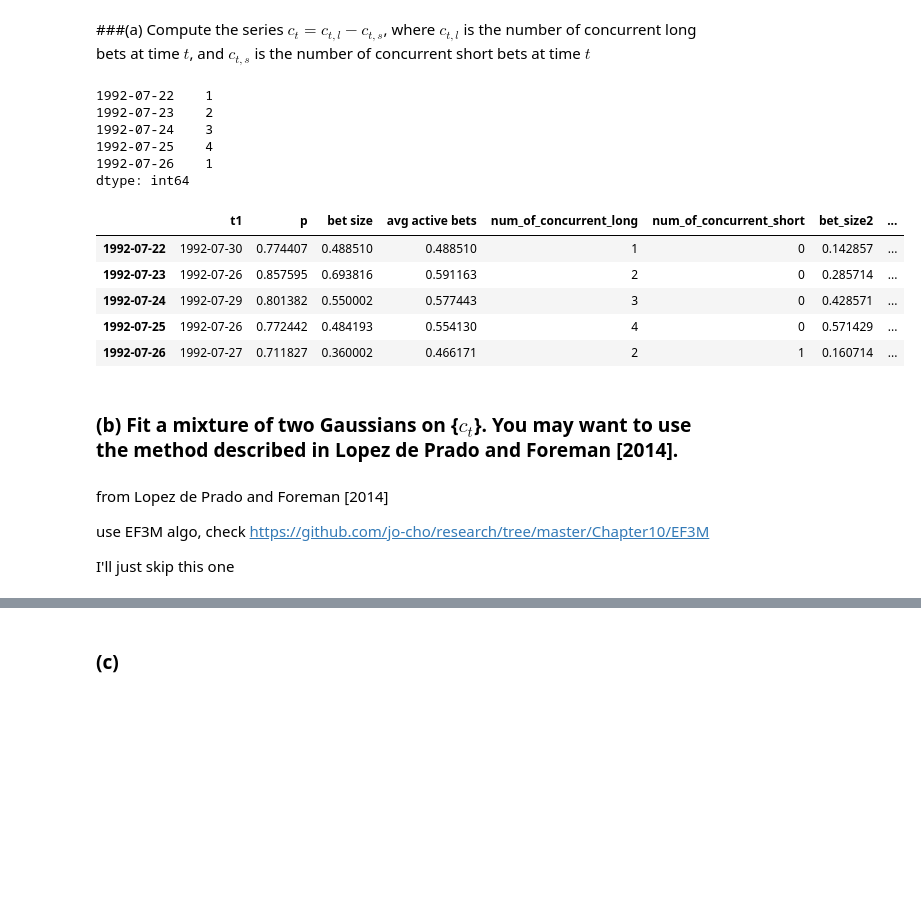
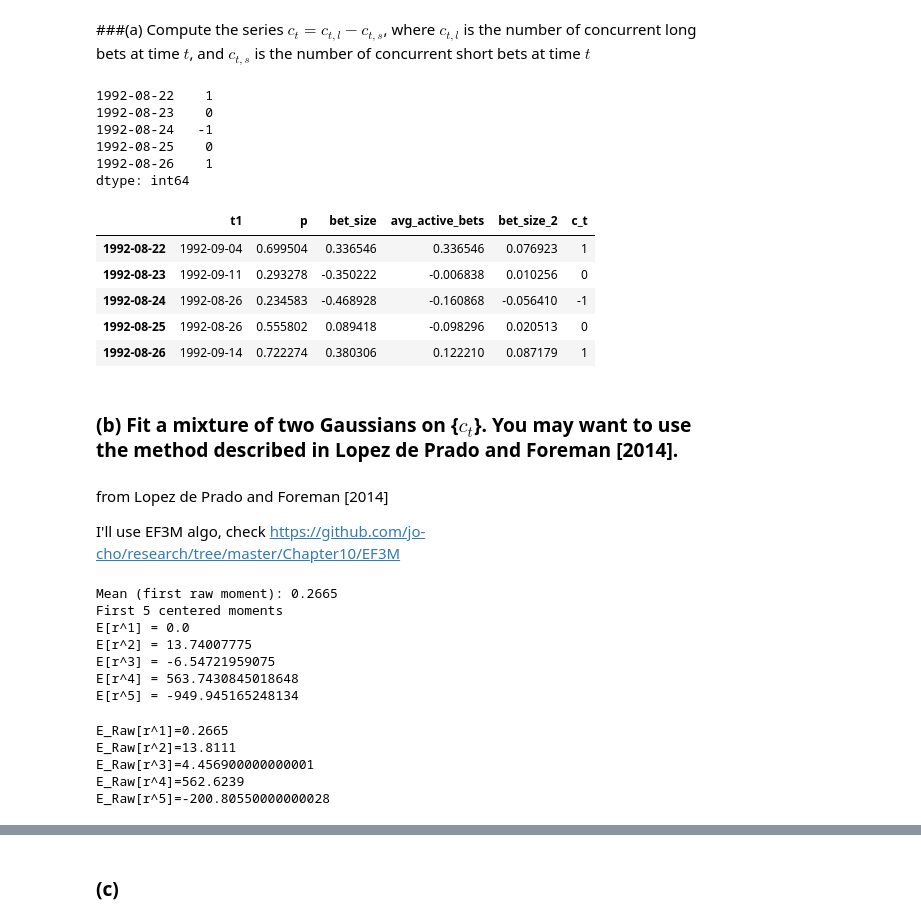
Before and after one commit to jo-cho/advances_in_financial_machine_learning, a Jupyter notebook: Chapter_10.ipynb, the cells around one changed output, grey strips where cells are left out. Saved outputs shown, nothing was run; the diff lists cells and outputs as text; code cells hidden in the pictures; blank space fills up the shorter version.

```diff
--- a/Chapter_10.ipynb
+++ b/Chapter_10.ipynb
@@ -363,10 +363,10 @@ len(active_short)
 # %% [markdown]
 ### (b) Determine the maximum number of concurrent short bets, $c_s$
 # %%
-active_short = pd.Series()
+c_s = pd.Series()
 
-for idx in df_events2.index:
-    # short bets are defined as having a prediction probability less than 0.75
-    df_short_active_idx = set(df_events2[(df_events2.index<=idx) & (df_events2.t1>idx) & (df_events2.p<0.75)].index)
-    active_short[idx] = len(df_short_active_idx)
+for idx in df_events_3.index:
+    # short bets are defined as having a prediction probability less than 0.5
+    df_short_active_idx = set(df_events_3[(df_events_3.index<=idx) & (df_events_3.t1>idx) & (df_events_3.p<0.5)].index)
+    c_s[idx] = len(df_short_active_idx)
 # %%
@@ -418,0 +384,3 @@ df_events2
+# %%
+bet_size_2 = c_l/c_l.max() - c_s/c_s.max()
+bet_size_2.head()
@@ -418,0 +394,5 @@ df_events2
+# %%
+#overview
+
+df_events= df_events.assign(bet_size_2=bet_size_2)
+df_events.head()
@@ -421,31 +408,29 @@ df_events2
 # %% [markdown]
 ###(a) Compute the series $c_t = c_{t,l} − c_{t,s}$, where $c_{t,l}$ is the number of concurrent long bets at time $t$, and $c_{t,s}$ is the number of concurrent short bets at time $t$
 # %%
-c = pd.Series()
-c = active_long - active_short
+c = c_l - c_s
 c.head()
 # %% [output]
-1992-07-22    1
-1992-07-23    2
-1992-07-24    3
-1992-07-25    4
-1992-07-26    1
+1992-08-22    1
+1992-08-23    0
+1992-08-24   -1
+1992-08-25    0
+1992-08-26    1
 dtype: int64
 # %%
-df_events2['c_t'] = c
-df_events2.head()
+df_events_4 = df_events.copy()
+df_events_4['c_t'] = c
+df_events_4.head()
 # %% [output]
-|  | t1 | p | bet size | avg active bets | num_of_concurrent_long | num_of_concurrent_short | bet_size2 | ... |
-| 1992-07-22 | 1992-07-30 | 0.774407 | 0.488510 | 0.488510 | 1 | 0 | 0.142857 | ... |
-| 1992-07-23 | 1992-07-26 | 0.857595 | 0.693816 | 0.591163 | 2 | 0 | 0.285714 | ... |
-| 1992-07-24 | 1992-07-29 | 0.801382 | 0.550002 | 0.577443 | 3 | 0 | 0.428571 | ... |
-| 1992-07-25 | 1992-07-26 | 0.772442 | 0.484193 | 0.554130 | 4 | 0 | 0.571429 | ... |
-| 1992-07-26 | 1992-07-27 | 0.711827 | 0.360002 | 0.466171 | 2 | 1 | 0.160714 | ... |
+|  | t1 | p | bet_size | avg_active_bets | bet_size_2 | c_t |
+| 1992-08-22 | 1992-09-04 | 0.699504 | 0.336546 | 0.336546 | 0.076923 | 1 |
+| 1992-08-23 | 1992-09-11 | 0.293278 | -0.350222 | -0.006838 | 0.010256 | 0 |
+| 1992-08-24 | 1992-08-26 | 0.234583 | -0.468928 | -0.160868 | -0.056410 | -1 |
+| 1992-08-25 | 1992-08-26 | 0.555802 | 0.089418 | -0.098296 | 0.020513 | 0 |
+| 1992-08-26 | 1992-09-14 | 0.722274 | 0.380306 | 0.122210 | 0.087179 | 1 |
 # %% [markdown]
 ### (b) Fit a mixture of two Gaussians on {$c_t$}. You may want to use the method described in Lopez de Prado and Foreman [2014].
 # %% [markdown]
 from Lopez de Prado and Foreman [2014]
 
-use EF3M algo, check https://github.com/jo-cho/research/tree/master/Chapter10/EF3M
-
-I'll just skip this one
+I'll use EF3M algo, check https://github.com/jo-cho/research/tree/master/Chapter10/EF3M
@@ -451,0 +450,28 @@ I'll just skip this one
+# %%
+# compute the first 5 centered moments
+# ======================================================
+print(f"Mean (first raw moment): {df_events_4.c_t.mean()}")
+print("First 5 centered moments")
+mmnts = [moment(df_events_4.c_t.to_numpy(), moment=i) for i in range(1, 6)]
+for i, mnt in enumerate(mmnts):
+    print(f"E[r^{i+1}] = {mnt}")
+# %% [output]
+Mean (first raw moment): 0.2665
+First 5 centered moments
+E[r^1] = 0.0
+E[r^2] = 13.74007775
+E[r^3] = -6.54721959075
+E[r^4] = 563.7430845018648
+E[r^5] = -949.945165248134
+# %%
+# Calculate raw moments from centered moments
+# ======================================================
+raw_mmnts = rawMoment(central_moments=mmnts, dist_mean=df_events_4.c_t.mean())
+for i, mnt in enumerate(raw_mmnts):
+    print(f"E_Raw[r^{i+1}]={mnt}")
+# %% [output]
+E_Raw[r^1]=0.2665
+E_Raw[r^2]=13.8111
+E_Raw[r^3]=4.456900000000001
+E_Raw[r^4]=562.6239
+E_Raw[r^5]=-200.80550000000028
```
Also changed, not shown: parts of 65 cells of this notebook.
